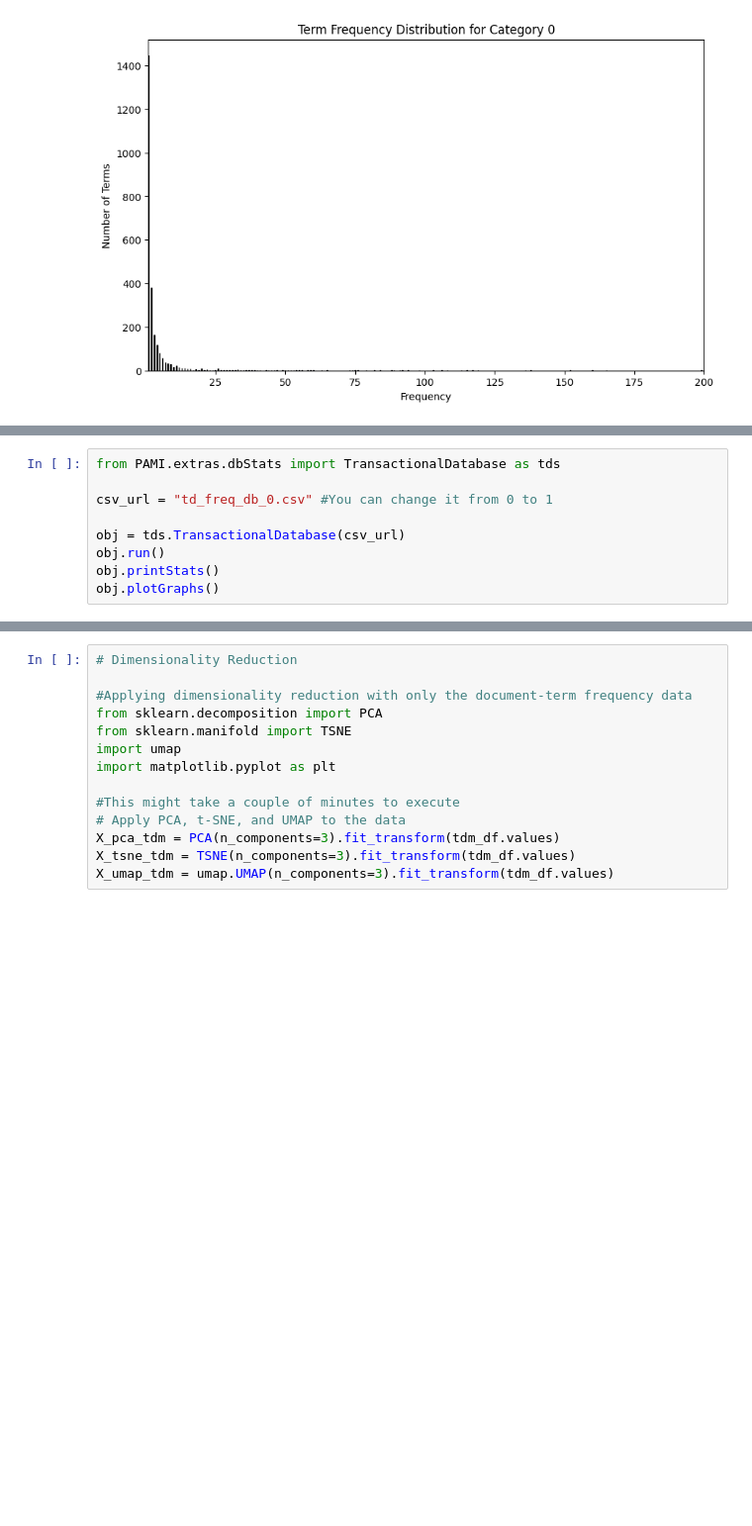
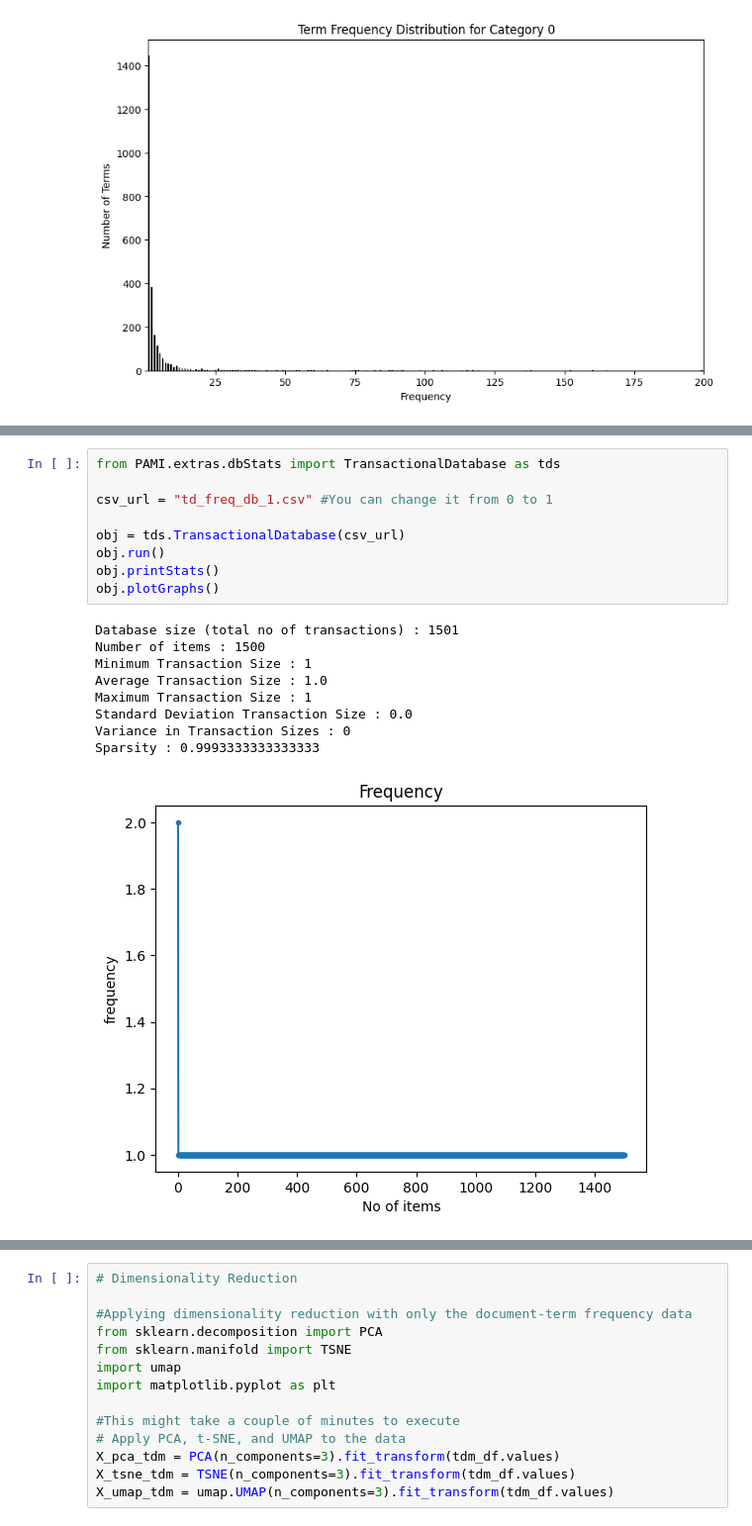
Before and after one commit to kolihhan/DM2024-Lab1-Homework, a Jupyter notebook: DM2024-Lab1-Homework.ipynb, the cells around one changed output, grey strips where cells are left out. Shown at 99% size. Cells and saved outputs as stored; diff of their text form; blank space fills up the shorter version.

```diff
--- a/DM2024-Lab1-Homework.ipynb
+++ b/DM2024-Lab1-Homework.ipynb
@@ -1018,9 +1055,19 @@ for category in filt_test_term_document_dfs:
 # %%
 from PAMI.extras.dbStats import TransactionalDatabase as tds
 
-csv_url = "td_freq_db_0.csv" #You can change it from 0 to 1
+csv_url = "td_freq_db_1.csv" #You can change it from 0 to 1
 
 obj = tds.TransactionalDatabase(csv_url)
 obj.run()
 obj.printStats()
 obj.plotGraphs()
+# %% [output]
+Database size (total no of transactions) : 1501
+Number of items : 1500
+Minimum Transaction Size : 1
+Average Transaction Size : 1.0
+Maximum Transaction Size : 1
+Standard Deviation Transaction Size : 0.0
+Variance in Transaction Sizes : 0
+Sparsity : 0.9993333333333333
+[figure, added]
```
Also changed, not shown: parts of 28 cells of this notebook.
